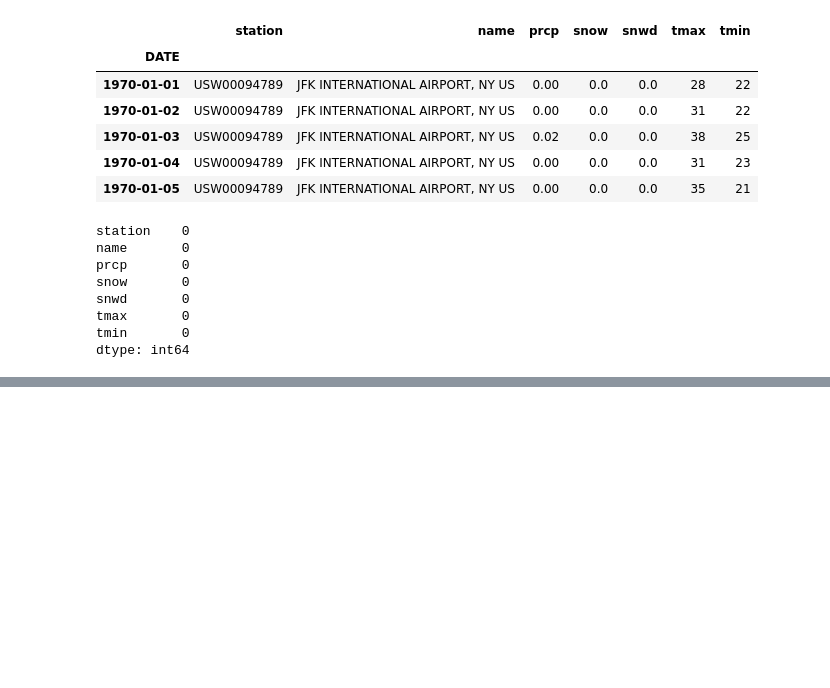
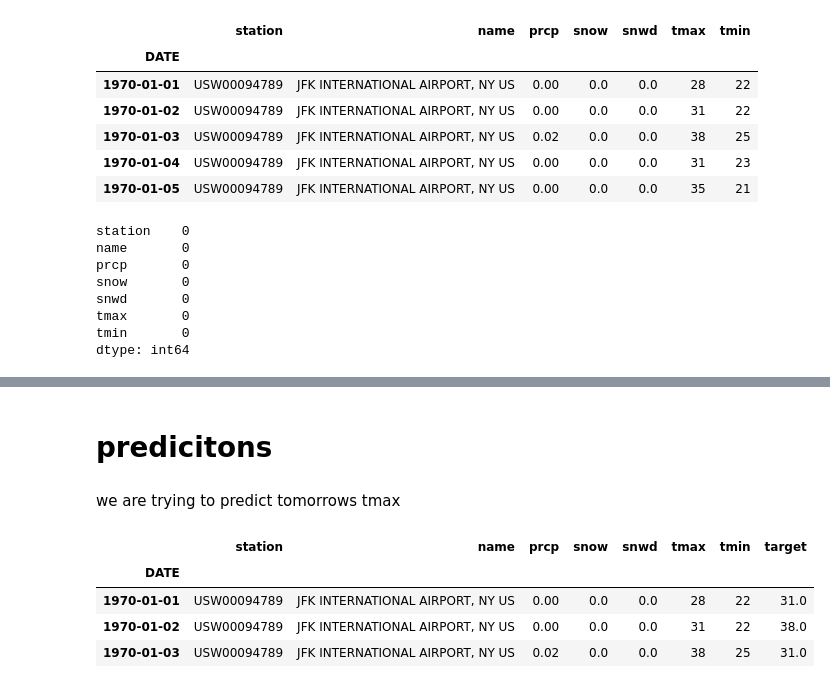
Before and after one commit to ortizfram/temperature-prediction, a Jupyter notebook: predict.ipynb, the cells around one changed output, grey strips where cells are left out. Cells and saved outputs as stored; diff of their text form; code cells hidden in the pictures; blank space fills up the shorter version.

```diff
--- a/predict.ipynb
+++ b/predict.ipynb
@@ -84,0 +171,14 @@ dtype: int64
+# %% [markdown]
+# predicitons
+# %% [markdown]
+we are trying to predict tomorrows tmax
+# %%
+# tmax of tomorrow is target of today
+weather['target'] = weather.shift(-1)["tmax"]
+weather.head(3)
+# %% [output]
+|  | station | name | prcp | snow | snwd | tmax | tmin | target |
+| DATE |  |  |  |  |  |  |  |  |
+| 1970-01-01 | USW00094789 | JFK INTERNATIONAL AIRPORT, NY US | 0.00 | 0.0 | 0.0 | 28 | 22 | 31.0 |
+| 1970-01-02 | USW00094789 | JFK INTERNATIONAL AIRPORT, NY US | 0.00 | 0.0 | 0.0 | 31 | 22 | 38.0 |
+| 1970-01-03 | USW00094789 | JFK INTERNATIONAL AIRPORT, NY US | 0.02 | 0.0 | 0.0 | 38 | 25 | 31.0 |
```
Also changed, not shown: parts of 15 cells of this notebook.
